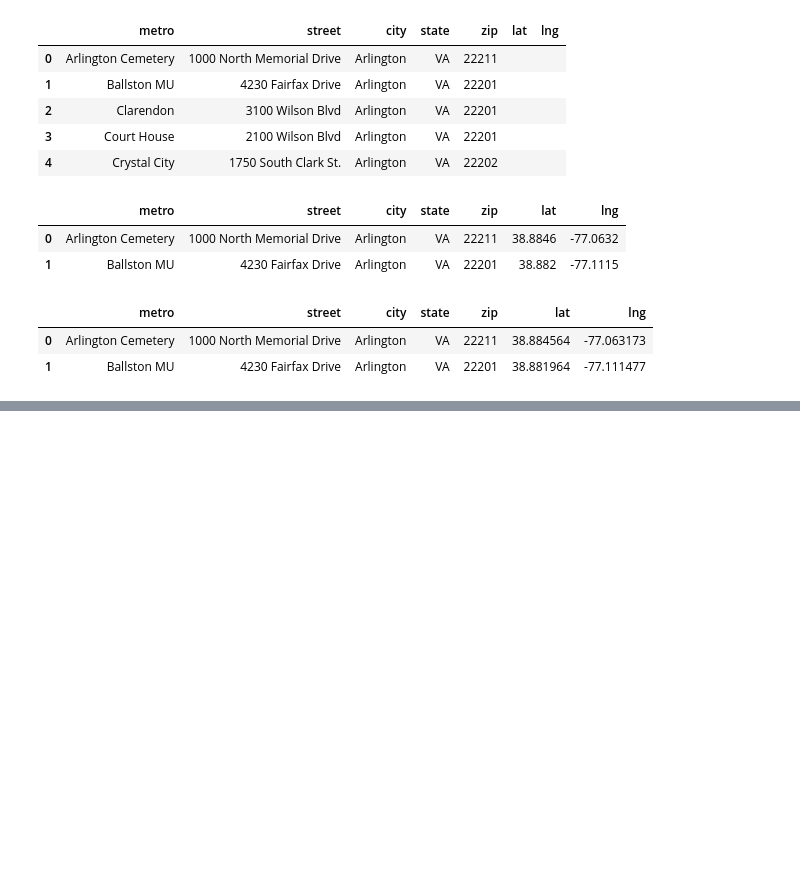
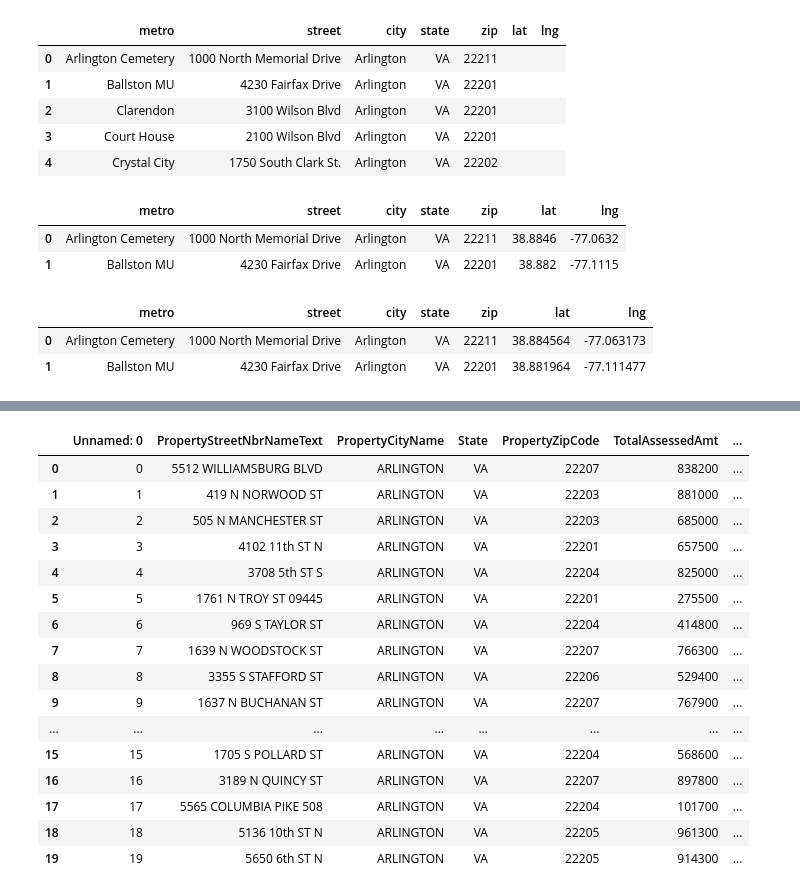
Before and after one commit to obrien630/Project_1_GW-Data_Analytics_Bootcamp, a Jupyter notebook: Project 1 Jupyter Notebook/Team 7_Project Notebook Kate branch 1212019.ipynb, the cells around one changed output, grey strips where cells are left out. Saved outputs shown, nothing was run; the diff lists cells and outputs as text; code cells hidden in the pictures; blank space fills up the shorter version.

```diff
--- a/Project 1 Jupyter Notebook/Team 7_Project Notebook Kate branch 1212019.ipynb
+++ b/Project 1 Jupyter Notebook/Team 7_Project Notebook Kate branch 1212019.ipynb
@@ -253,3 +254,28 @@ final_house_distMin.head(2)
 |  | PropertyStreetNbrNameText | PropertyCityName | State | PropertyZipCode | TotalAssessedAmt | Lat | Lng | ... |
 | 0 | 5512 WILLIAMSBURG BLVD | ARLINGTON | VA | 22207 | 838200 | 38.906584 | -77.147505 | ... |
 | 1 | 419 N NORWOOD ST | ARLINGTON | VA | 22203 | 881000 | 38.876819 | -77.102423 | ... |
+# %%
+import pandas as pd
+import numpy as nm
+import matplotlib.pyplot as plt
+y_coordinates = [(range(0,1000000))]
+final_house_distMincsv=pd.read_csv("final_house_distMin.csv")
+final_house_distMincsv.head(20)
+# %% [output]
+|  | Unnamed: 0 | PropertyStreetNbrNameText | PropertyCityName | State | PropertyZipCode | TotalAssessedAmt | ... |
+| 0 | 0 | 5512 WILLIAMSBURG BLVD | ARLINGTON | VA | 22207 | 838200 | ... |
+| 1 | 1 | 419 N NORWOOD ST | ARLINGTON | VA | 22203 | 881000 | ... |
+| 2 | 2 | 505 N MANCHESTER ST | ARLINGTON | VA | 22203 | 685000 | ... |
+| 3 | 3 | 4102 11th ST N | ARLINGTON | VA | 22201 | 657500 | ... |
+| 4 | 4 | 3708 5th ST S | ARLINGTON | VA | 22204 | 825000 | ... |
+| 5 | 5 | 1761 N TROY ST 09445 | ARLINGTON | VA | 22201 | 275500 | ... |
+| 6 | 6 | 969 S TAYLOR ST | ARLINGTON | VA | 22204 | 414800 | ... |
+| 7 | 7 | 1639 N WOODSTOCK ST | ARLINGTON | VA | 22207 | 766300 | ... |
+| 8 | 8 | 3355 S STAFFORD ST | ARLINGTON | VA | 22206 | 529400 | ... |
+| 9 | 9 | 1637 N BUCHANAN ST | ARLINGTON | VA | 22207 | 767900 | ... |
+| ... | ... | ... | ... | ... | ... | ... | ... |
+| 15 | 15 | 1705 S POLLARD ST | ARLINGTON | VA | 22204 | 568600 | ... |
+| 16 | 16 | 3189 N QUINCY ST | ARLINGTON | VA | 22207 | 897800 | ... |
+| 17 | 17 | 5565 COLUMBIA PIKE 508 | ARLINGTON | VA | 22204 | 101700 | ... |
+| 18 | 18 | 5136 10th ST N | ARLINGTON | VA | 22205 | 961300 | ... |
+| 19 | 19 | 5650 6th ST N | ARLINGTON | VA | 22205 | 914300 | ... |
```
Also changed, not shown: parts of 2 cells of this notebook.
